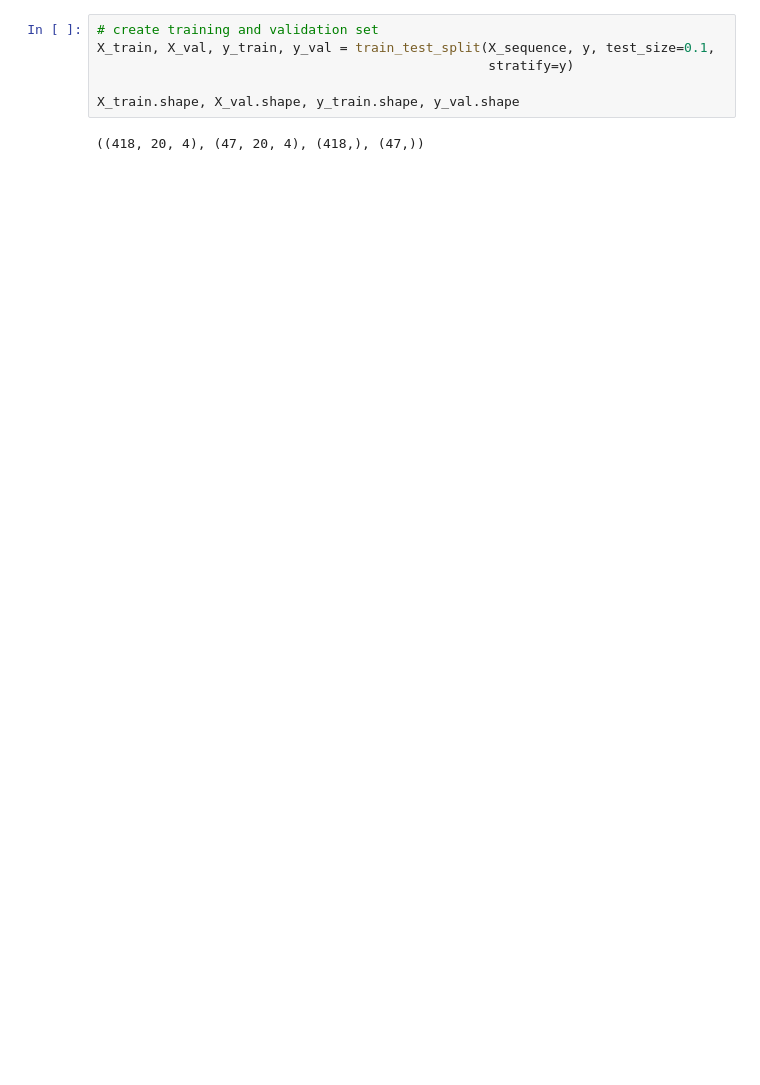
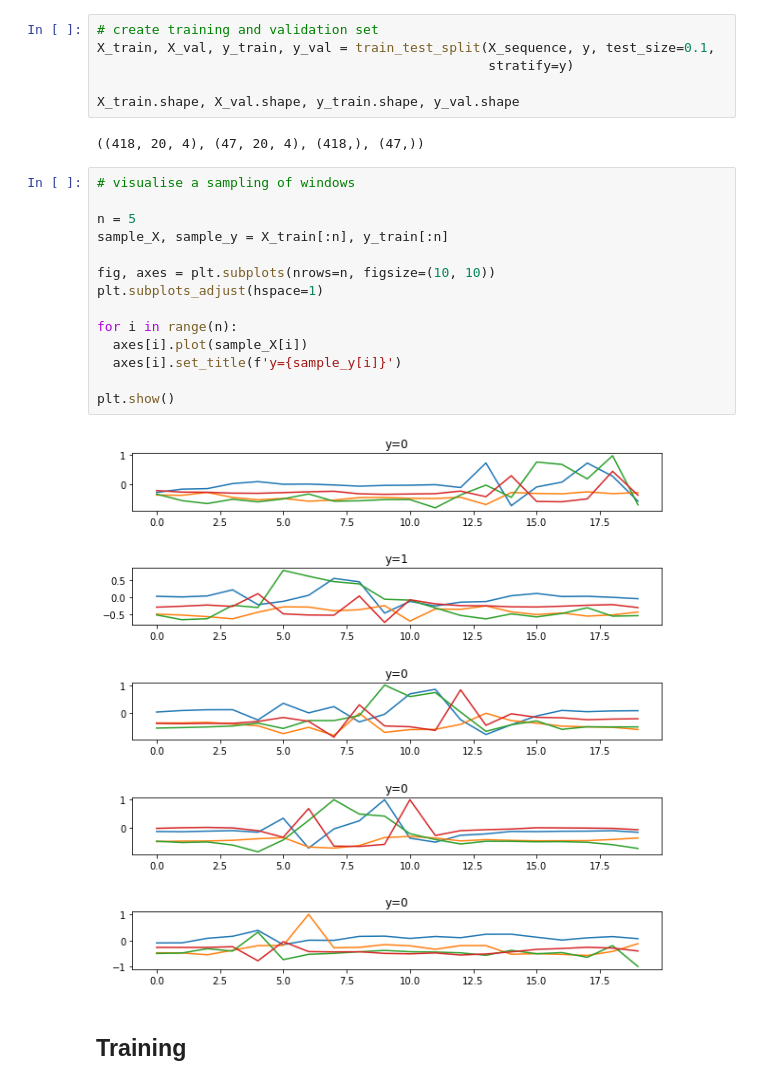
Before and after one commit to lisaong/diec, a Jupyter notebook: edge_online_learning.ipynb, the cells around one changed output. Drawn from its saved outputs; the diff is of its cells as text; blank space fills up the shorter version.

```diff
--- a/edge_online_learning.ipynb
+++ b/edge_online_learning.ipynb
@@ -128,3 +151,21 @@ X_train, X_val, y_train, y_val = train_test_split(X_sequence, y, test_size=0.1,
 X_train.shape, X_val.shape, y_train.shape, y_val.shape
 # %% [output]
 ((418, 20, 4), (47, 20, 4), (418,), (47,))
+# %%
+# visualise a sampling of windows
+
+n = 5
+sample_X, sample_y = X_train[:n], y_train[:n]
+
+fig, axes = plt.subplots(nrows=n, figsize=(10, 10))
+plt.subplots_adjust(hspace=1)
+
+for i in range(n):
+  axes[i].plot(sample_X[i])
+  axes[i].set_title(f'y={sample_y[i]}')
+
+plt.show()
+# %% [output]
+[figure, added]
+# %% [markdown]
+## Training
```
Also changed, not shown: parts of 11 cells of this notebook.
